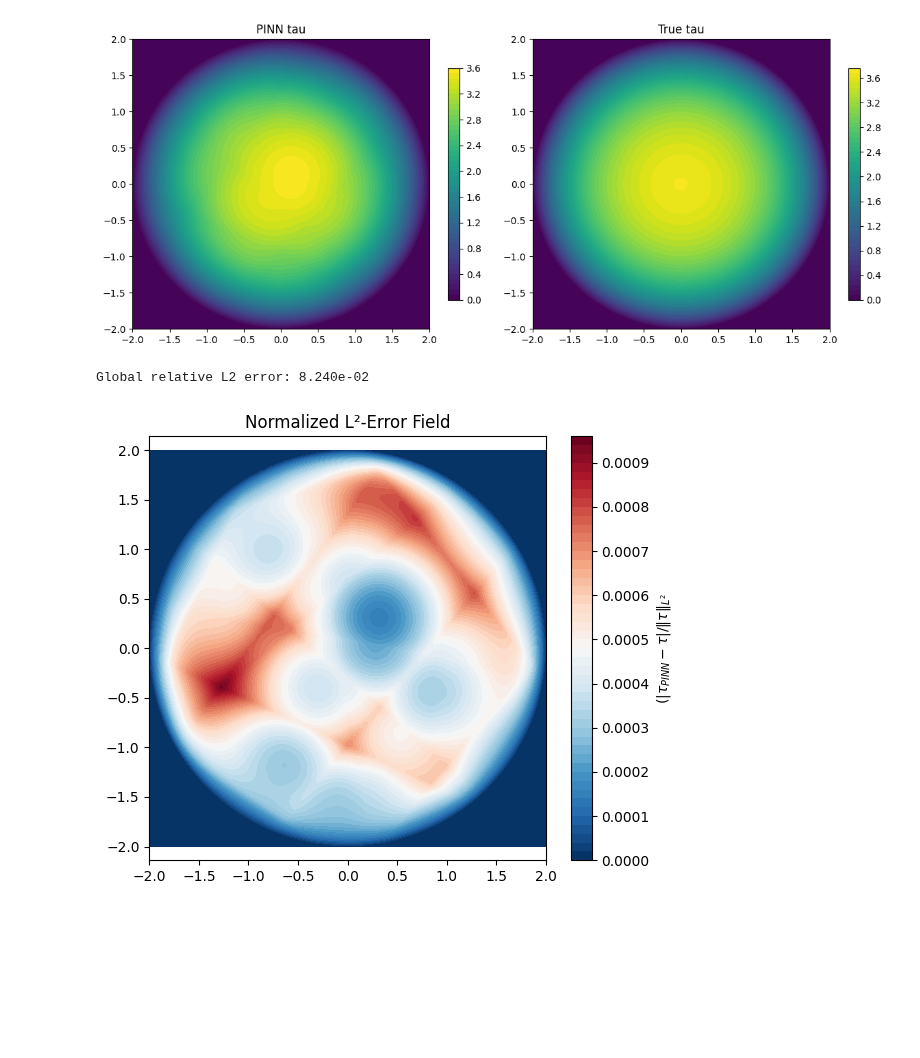
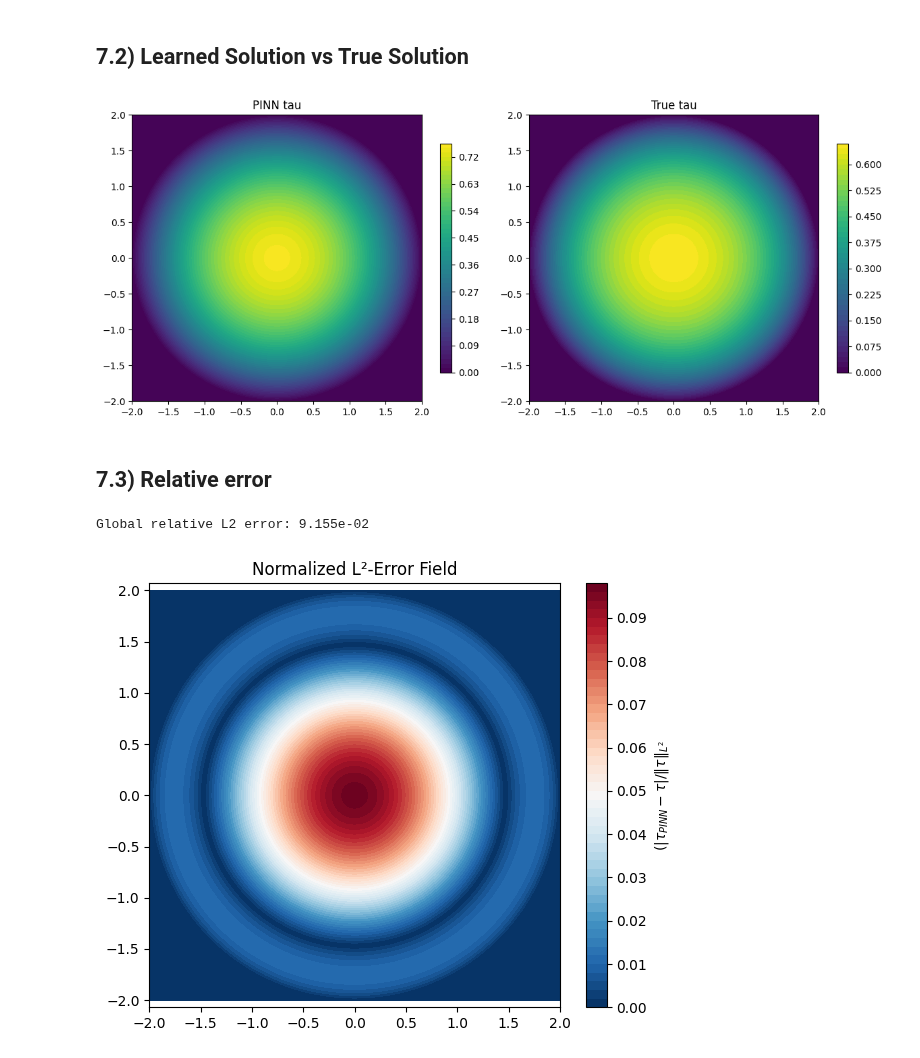
Before and after one commit to StratosFair/Mean_Escape_Time, a Jupyter notebook: OU_process_2D/Models/adapted_pinn_easy.ipynb, the cells around one changed output. Drawn from its saved outputs; the diff is of its cells as text; code cells hidden in the pictures; blank space fills up the shorter version.

```diff
--- a/OU_process_2D/Models/adapted_pinn_easy.ipynb
+++ b/OU_process_2D/Models/adapted_pinn_easy.ipynb
@@ -254,0 +431,16 @@ scheduler = torch.optim.lr_scheduler.StepLR(opt,
+# %%
+# sample x_data
+x_data = sample_disk(batch_size = batch_size//2,
+                     R = R,
+                     radius_frac = 0.8)
+
+# precompute tau_data once (theta, sigma are fixed PDE params)
+tau_data = mc_exit_time(
+    x0       = x_data,
+    theta    = theta,
+    sigma    = sigma,
+    R        = R,
+    n_paths  = 256,
+    dt       = 1e-3,
+    max_steps= 10_000
+)
@@ -358,0 +501,22 @@ for nu in nu_schedule:
+# %%
+def pde_residual_homotopy(model, X, nu):
+    """
+    Single‐nu homotopy:
+      - theta_nu = (interp(r0,r1,nu)) * sigma_true
+      - f_nu(x)  = interp( f_0(x), f_1(x), nu )
+    If nu=None, uses theta_true and f_1 exactly.
+    """
+    # 1) drift/diff ratio
+    if nu is None:
+        theta_nu = theta_true
+    else:
+        r_nu     = interp(r0, r1, nu)
+        theta_nu = r_nu * sigma_true
+
+    # 2) forcing
+    if nu is None:
+        forcing_nu = f_1
+    else:
+        forcing_nu = lambda x : interp(f_0(x), f_1(x), nu)
+
+    return pde_residual(model, X, theta_nu, sigma_true, forcing=forcing_nu)
@@ -485,5 +756,8 @@ plt.show()
+# %% [markdown]
+## 7.2) Learned Solution vs True Solution
 # %%
 # 9) Visualize PINN vs True tau
+
 n_pts = 200
 xx, yy = np.meshgrid(
     np.linspace(-R,R,n_pts),
@@ -494,7 +768,7 @@ pts = np.vstack([xx[mask], yy[mask]]).T
 
 with torch.no_grad():
     inp = torch.from_numpy(pts).to(device)
-    pred = model(inp).cpu().numpy()
+    pred = model(inp).cpu().numpy().squeeze(-1)
 
 Zp = np.zeros_like(xx); Zt = np.zeros_like(xx)
 Zp[mask], Zt[mask] = pred, true_tau_vec(xx[mask], yy[mask])
@@ -510,31 +784,33 @@ fig.colorbar(cf2, ax=ax2, shrink=0.8)
 plt.tight_layout()
 plt.show()
 # %% [output]
-[figure, old version]
+[figure, new version]
+# %% [markdown]
+## 7.3) Relative error
 # %%
 # average relative L2 error
 #    ‖tau_pinn − tau_true‖₂ / ‖tau_true‖₂
 pred_vals = pred
 true_vals = true_tau_vec(pts[:,0], pts[:,1])
 tau_l2_norm =  np.linalg.norm(true_vals)
 glob_rel_L2 = np.linalg.norm(pred_vals - true_vals) / tau_l2_norm
 print(f"Global relative L2 error: {glob_rel_L2:.3e}")
 
 # pointwise relative L2 error
 Z_err = np.abs(Zp - Zt)                     # raw error
-Z_err_norm = Z_err / tau_l2_norm
+#Z_err_norm = Z_err / tau_l2_norm
 #err_flat = Z_err[mask]              # flatten to disk
 #L2_norm = np.sqrt(np.mean(err_flat**2))
 #Z_err_norm = np.zeros_like(Z_err)
 #Z_err_norm[mask] = Z_err[mask] / L2_norm
 
 plt.figure(figsize=(6,5))
-cf = plt.contourf(xx, yy, Z_err_norm, levels=50, cmap='RdBu_r')
+cf = plt.contourf(xx, yy, Z_err, levels=50, cmap='RdBu_r')
 plt.colorbar(cf, label=r'$(|\tau_{PINN}-\tau|/\|\tau\|_{L^2}$')
 plt.title('Normalized L²‐Error Field')
 plt.axis('equal')
 plt.tight_layout()
 plt.show()
 # %% [output]
-Global relative L2 error: 8.240e-02
+Global relative L2 error: 9.155e-02
-[figure, old version]
+[figure, new version]
```
Also changed, not shown: parts of 31 cells of this notebook.
